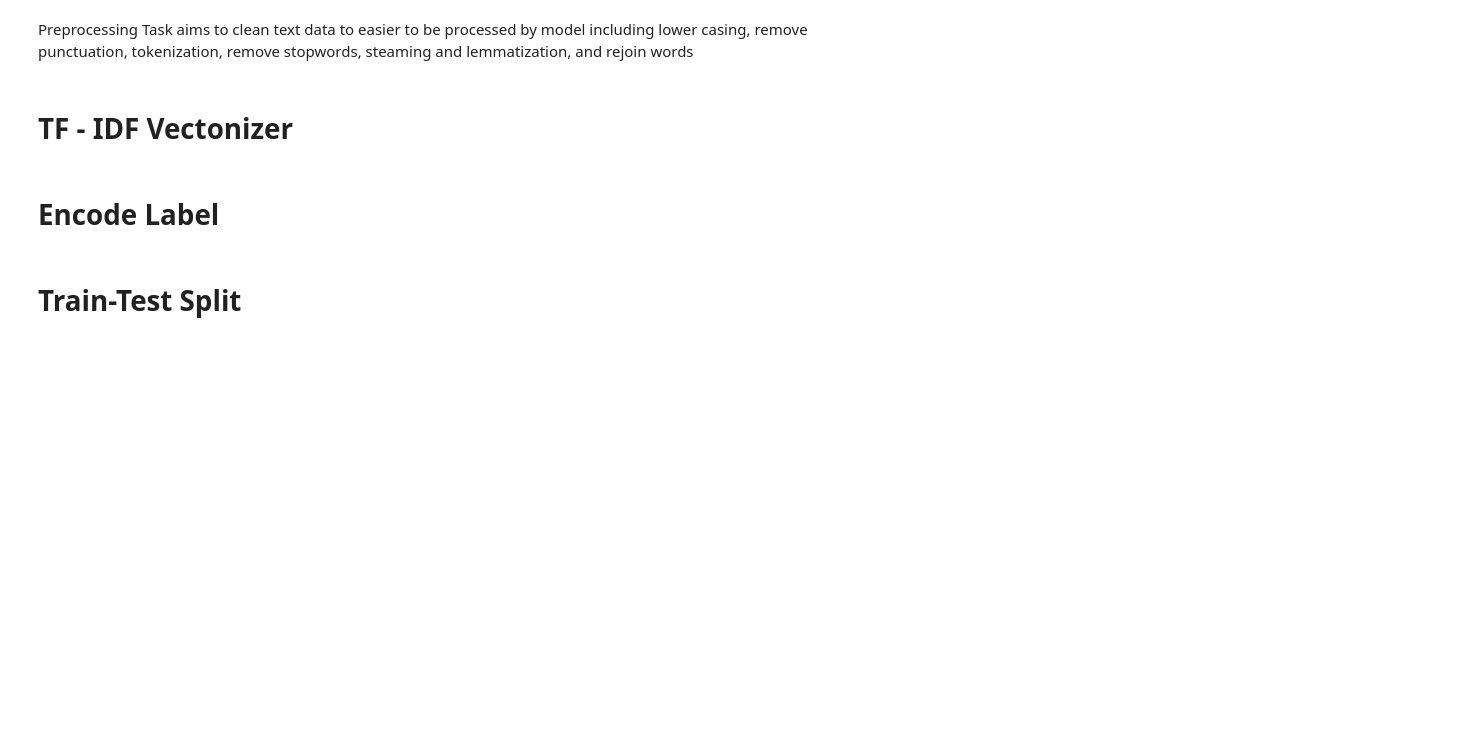
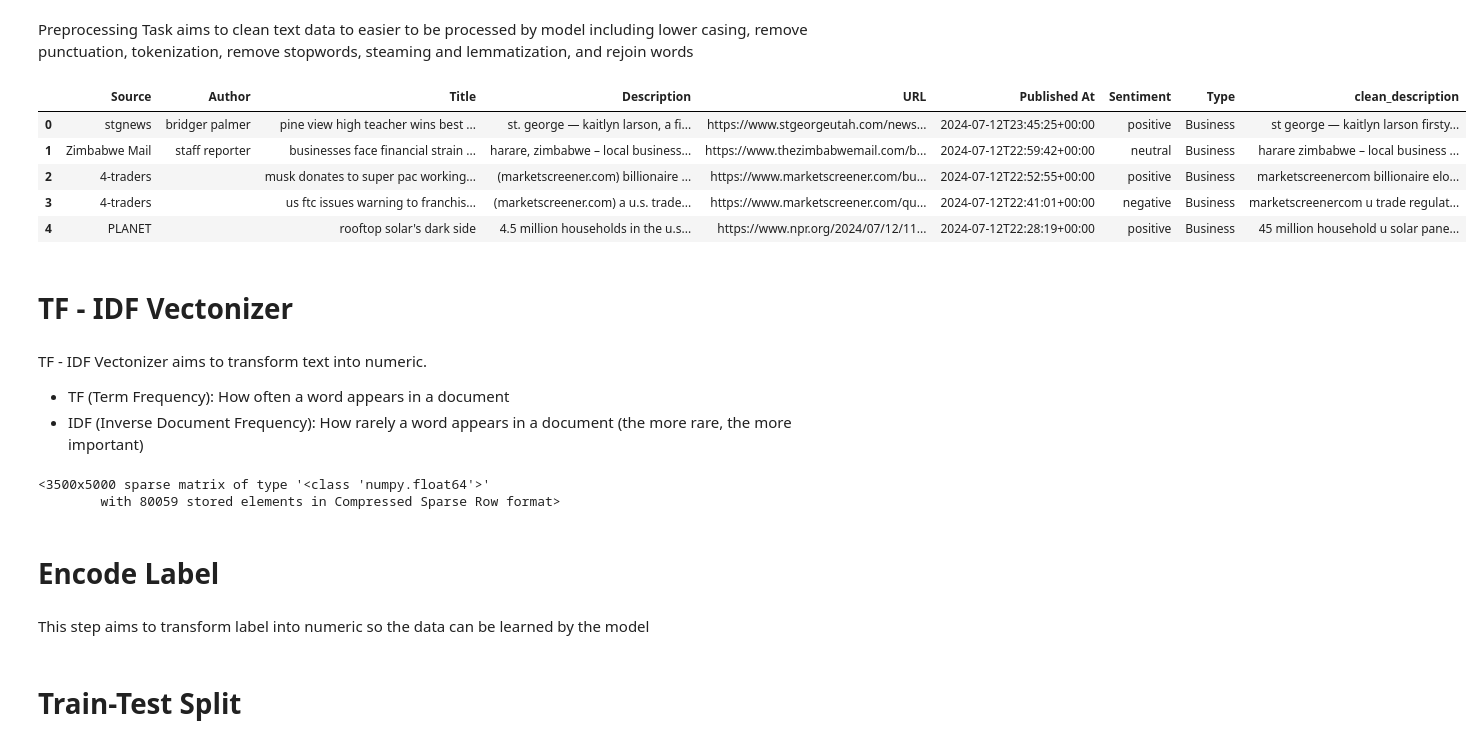
Before and after one commit to Dini15/sentiment_analysist, a Jupyter notebook: sentiment.ipynb, the cells around one changed output. Drawn from its saved outputs; the diff is of its cells as text; code cells hidden in the pictures; blank space fills up the shorter version.

Commit message:
Sentiment Analysis

```diff
--- a/sentiment.ipynb
+++ b/sentiment.ipynb
@@ -92,18 +106,38 @@ Preprocessing Task aims to clean text data to easier to be processed by model in
 # %%
 stop_words = set(stopwords.words('english'))
 lemmatizer = WordNetLemmatizer()
 punctuations = string.punctuation
 
 def preprocess(text):
     text = text.lower() #lowercasting
     text = text.translate(str.maketrans('','', punctuations)) #remove punctuations
     tokens = word_tokenize(text) #tokenizing
     tokens = [t for t in tokens if t not in stop_words] #remove stopwords
     tokens = [lemmatizer.lemmatize(t) for t in tokens] #lemmatization
     return ' '.join(tokens)
 
 df['clean_description'] = df['Description'].apply(preprocess)
+df.head()
+# %% [output]
+|  | Source | Author | Title | Description | URL | Published At | Sentiment | Type | clean_description |
+| 0 | stgnews | bridger palmer | pine view high teacher wins best ... | st. george — kaitlyn larson, a fi... | https://www.stgeorgeutah.com/news... | 2024-07-12T23:45:25+00:00 | positive | Business | st george — kaitlyn larson firsty... |
+| 1 | Zimbabwe Mail | staff reporter | businesses face financial strain ... | harare, zimbabwe – local business... | https://www.thezimbabwemail.com/b... | 2024-07-12T22:59:42+00:00 | neutral | Business | harare zimbabwe – local business ... |
+| 2 | 4-traders |  | musk donates to super pac working... | (marketscreener.com) billionaire ... | https://www.marketscreener.com/bu... | 2024-07-12T22:52:55+00:00 | positive | Business | marketscreenercom billionaire elo... |
+| 3 | 4-traders |  | us ftc issues warning to franchis... | (marketscreener.com) a u.s. trade... | https://www.marketscreener.com/qu... | 2024-07-12T22:41:01+00:00 | negative | Business | marketscreenercom u trade regulat... |
+| 4 | PLANET |  | rooftop solar's dark side | 4.5 million households in the u.s... | https://www.npr.org/2024/07/12/11... | 2024-07-12T22:28:19+00:00 | positive | Business | 45 million household u solar pane... |
 # %% [markdown]
 # TF - IDF Vectonizer
+# %% [markdown]
+TF - IDF Vectonizer aims to transform text into numeric.
+* TF (Term Frequency): How often a word appears in a document
+* IDF (Inverse Document Frequency): How rarely a word appears in a document (the more rare, the more important)
+# %%
+tfidf = TfidfVectorizer(max_features=5000)
+X = tfidf.fit_transform(df['clean_description'])
+# %% [output]
+<3500x5000 sparse matrix of type '<class 'numpy.float64'>'
+        with 80059 stored elements in Compressed Sparse Row format>
 # %% [markdown]
 # Encode Label
+# %% [markdown]
+This step aims to transform label into numeric so the data can be learned by the model
```
Also changed, not shown: parts of 4 cells of this notebook.
